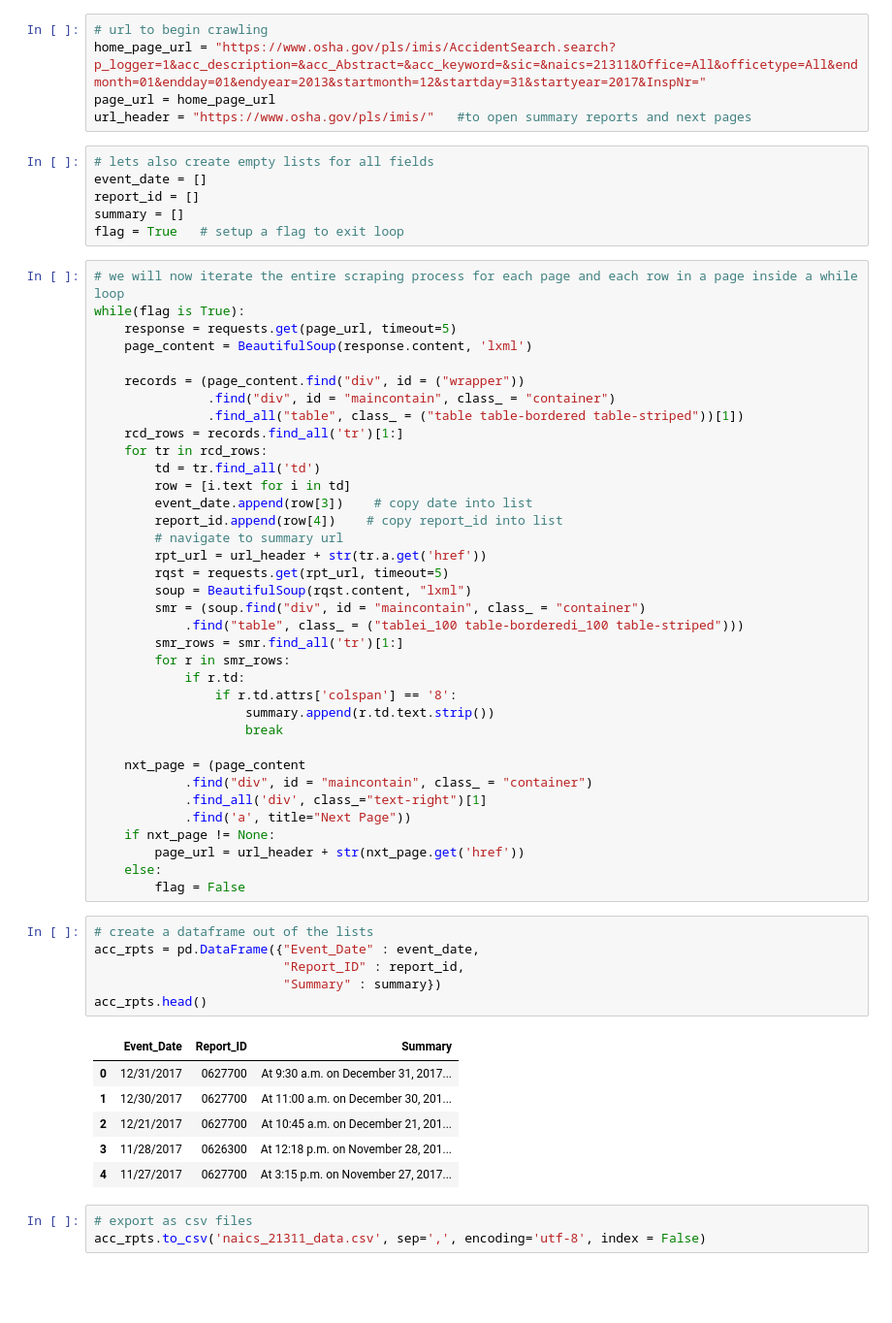
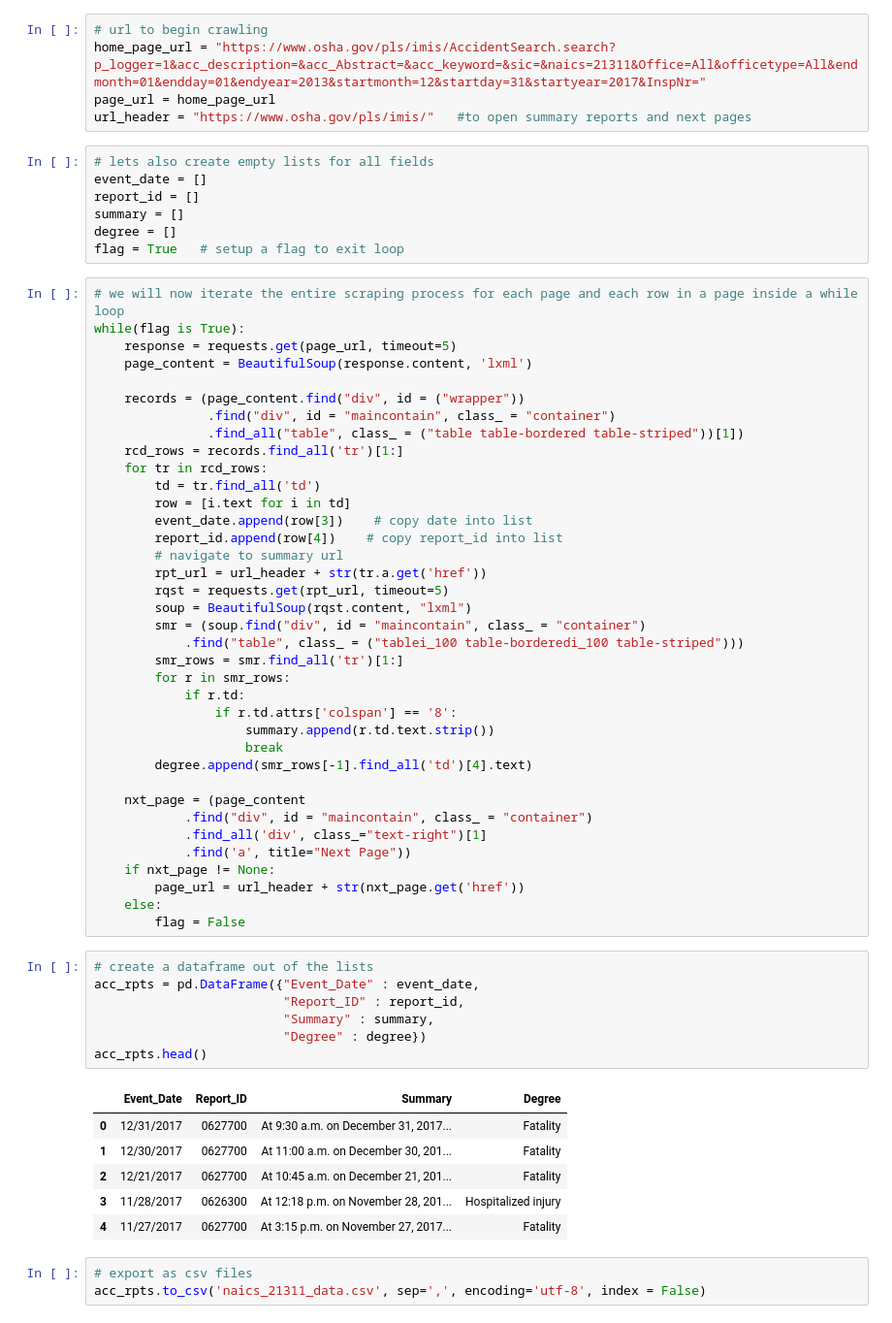
Before and after one commit to binti03/textmine-oilgas-reports, a Jupyter notebook: data/naics_21311_scraper.ipynb, the cells around one changed output. Shown: that part at 97% size. Saved outputs shown, nothing was run; the diff lists cells and outputs as text; blank space fills up the shorter version.

```diff
--- a/naics_21311_scraper.ipynb
+++ b/data/naics_21311_scraper.ipynb
@@ -23,6 +23,7 @@ url_header = "https://www.osha.gov/pls/imis/"   #to open summary reports and nex
 event_date = []
 report_id = []
 summary = []
+degree = []
 flag = True   # setup a flag to exit loop
 # %%
 # we will now iterate the entire scraping process for each page and each row in a page inside a while loop
@@ -51,6 +52,7 @@ while(flag is True):
                 if r.td.attrs['colspan'] == '8':
                     summary.append(r.td.text.strip())
                     break
+        degree.append(smr_rows[-1].find_all('td')[4].text)
 
     nxt_page = (page_content
             .find("div", id = "maincontain", class_ = "container")
@@ -63,16 +65,17 @@ while(flag is True):
 # %%
 # create a dataframe out of the lists
 acc_rpts = pd.DataFrame({"Event_Date" : event_date,
                          "Report_ID" : report_id,
-                         "Summary" : summary})
+                         "Summary" : summary,
+                         "Degree" : degree})
 acc_rpts.head()
 # %% [output]
-|  | Event_Date | Report_ID | Summary |
-| 0 | 12/31/2017 | 0627700 | At 9:30 a.m. on December 31, 2017... |
-| 1 | 12/30/2017 | 0627700 | At 11:00 a.m. on December 30, 201... |
-| 2 | 12/21/2017 | 0627700 | At 10:45 a.m. on December 21, 201... |
-| 3 | 11/28/2017 | 0626300 | At 12:18 p.m. on November 28, 201... |
-| 4 | 11/27/2017 | 0627700 | At 3:15 p.m. on November 27, 2017... |
+|  | Event_Date | Report_ID | Summary | Degree |
+| 0 | 12/31/2017 | 0627700 | At 9:30 a.m. on December 31, 2017... | Fatality |
+| 1 | 12/30/2017 | 0627700 | At 11:00 a.m. on December 30, 201... | Fatality |
+| 2 | 12/21/2017 | 0627700 | At 10:45 a.m. on December 21, 201... | Fatality |
+| 3 | 11/28/2017 | 0626300 | At 12:18 p.m. on November 28, 201... | Hospitalized injury |
+| 4 | 11/27/2017 | 0627700 | At 3:15 p.m. on November 27, 2017... | Fatality |
 # %%
 # export as csv files
 acc_rpts.to_csv('naics_21311_data.csv', sep=',', encoding='utf-8', index = False)
```
Also changed, not shown: 14 other files.
